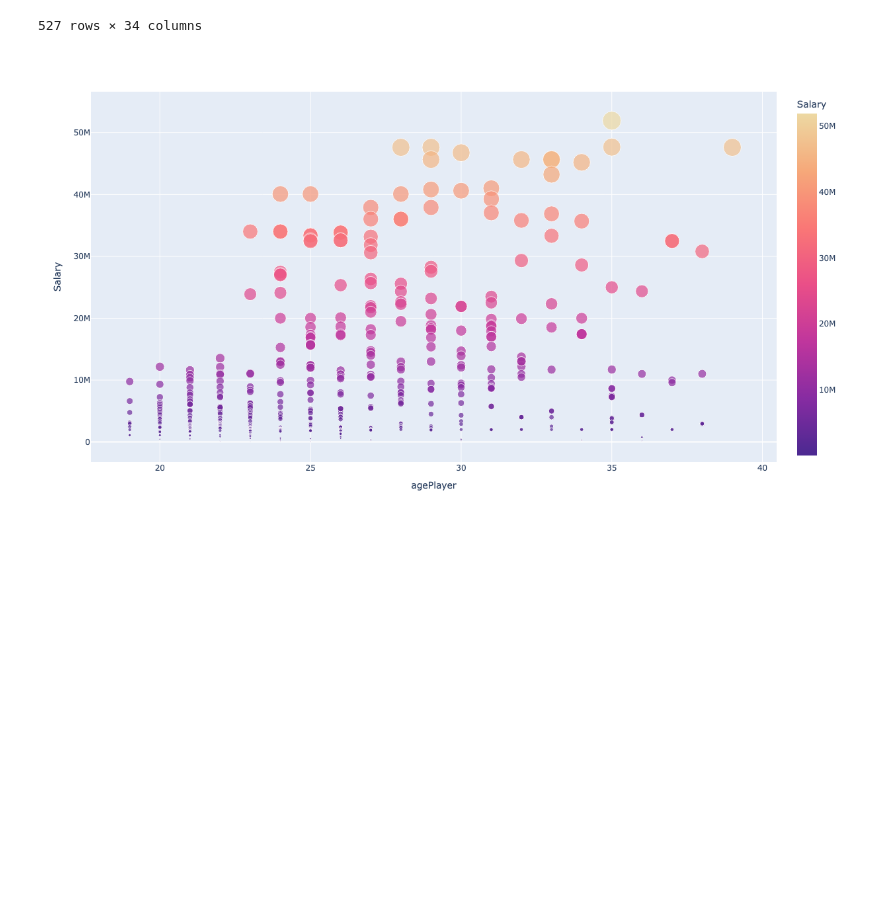
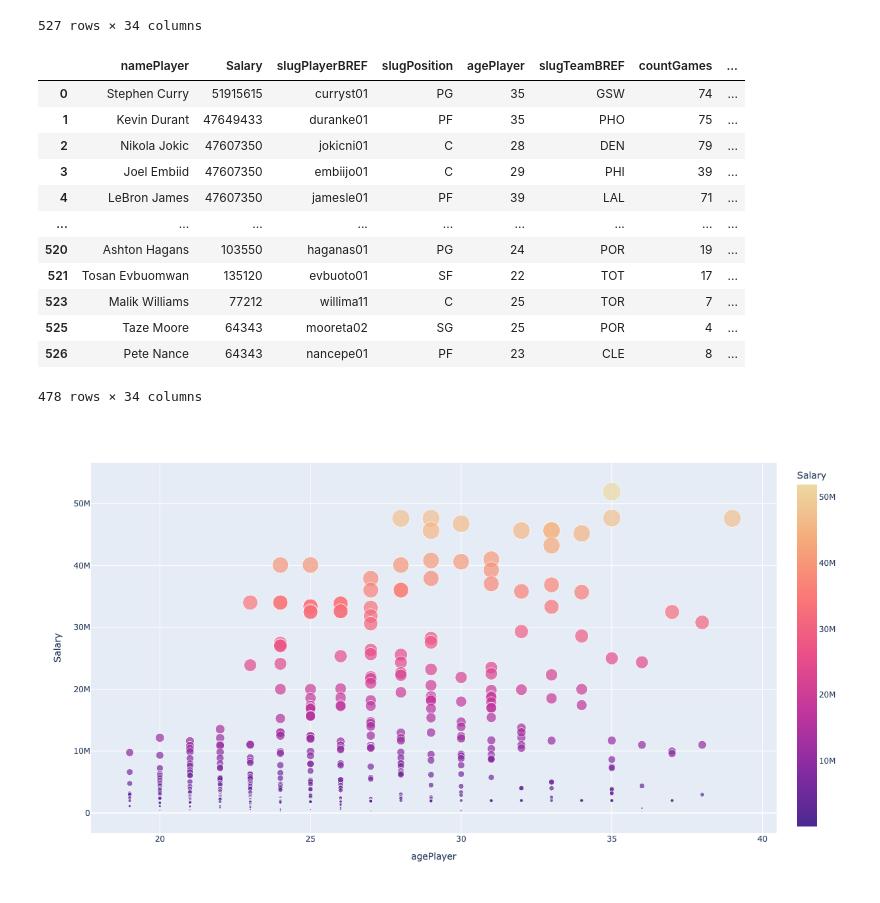
Before and after one commit to m-1806/nba, a Jupyter notebook: M.ipynb, the cells around one changed output. Saved outputs shown, nothing was run; the diff lists cells and outputs as text; code cells hidden in the pictures; blank space fills up the shorter version.

```diff
--- a/M.ipynb
+++ b/M.ipynb
@@ -238,5 +238,22 @@ SS
 | 525 | Taze Moore | 64343 | mooreta02 | SG | 25 | POR | 4 | ... |
 | 526 | Pete Nance | 64343 | nancepe01 | PF | 23 | CLE | 8 | ... |
 527 rows × 34 columns
+# %%
+SS = SS.drop_duplicates(subset='namePlayer')
+SS
+# %% [output]
+|  | namePlayer | Salary | slugPlayerBREF | slugPosition | agePlayer | slugTeamBREF | countGames | ... |
+| 0 | Stephen Curry | 51915615 | curryst01 | PG | 35 | GSW | 74 | ... |
+| 1 | Kevin Durant | 47649433 | duranke01 | PF | 35 | PHO | 75 | ... |
+| 2 | Nikola Jokic | 47607350 | jokicni01 | C | 28 | DEN | 79 | ... |
+| 3 | Joel Embiid | 47607350 | embiijo01 | C | 29 | PHI | 39 | ... |
+| 4 | LeBron James | 47607350 | jamesle01 | PF | 39 | LAL | 71 | ... |
+| ... | ... | ... | ... | ... | ... | ... | ... | ... |
+| 520 | Ashton Hagans | 103550 | haganas01 | PG | 24 | POR | 19 | ... |
+| 521 | Tosan Evbuomwan | 135120 | evbuoto01 | SF | 22 | TOT | 17 | ... |
+| 523 | Malik Williams | 77212 | willima11 | C | 25 | TOR | 7 | ... |
+| 525 | Taze Moore | 64343 | mooreta02 | SG | 25 | POR | 4 | ... |
+| 526 | Pete Nance | 64343 | nancepe01 | PF | 23 | CLE | 8 | ... |
+478 rows × 34 columns
 # %%
 fig = px.scatter(SS, x="agePlayer", y="Salary", color = "Salary",
```
Also changed, not shown: parts of 1 cell of this notebook.
